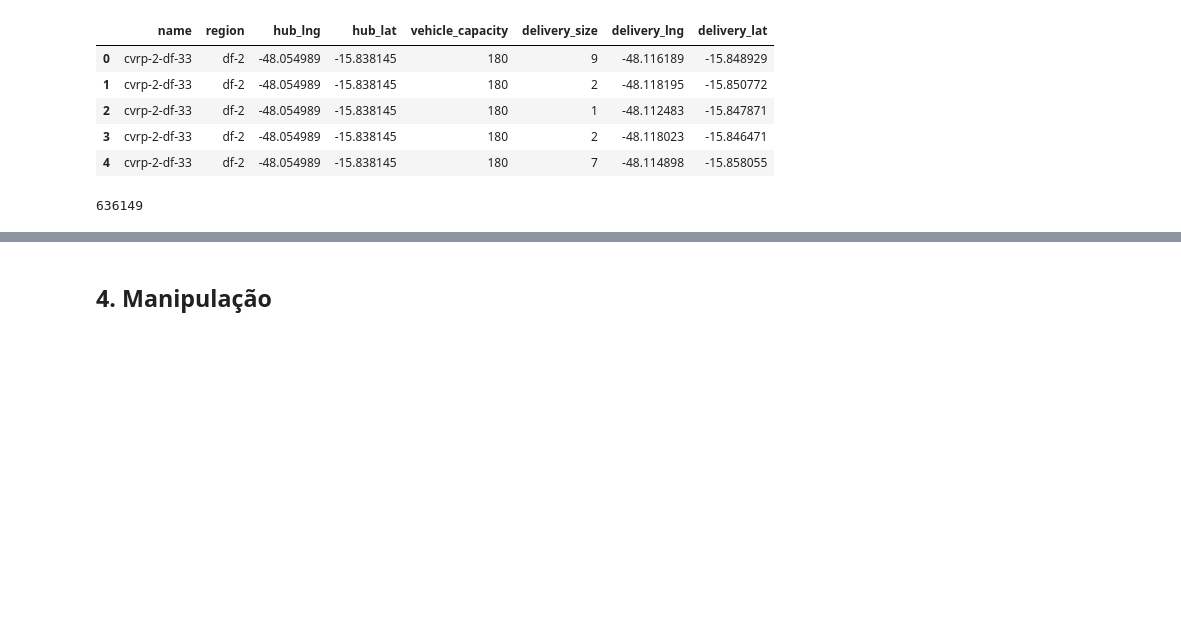
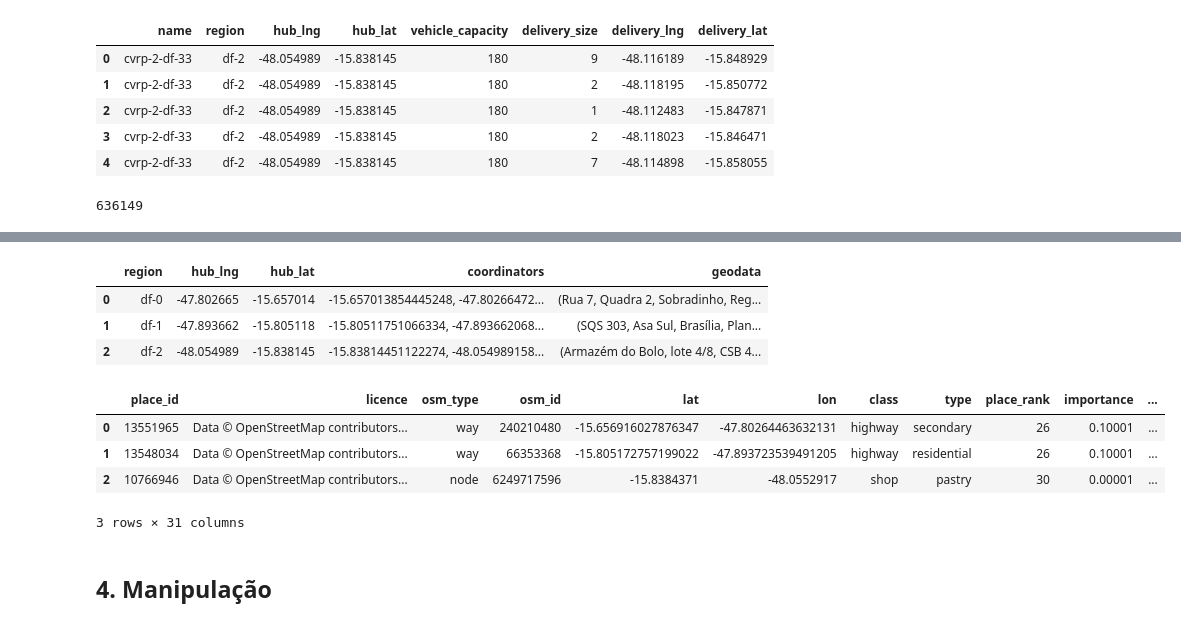
Before and after one commit to leaop/Cursos, a Jupyter notebook: EBAC/atividade16_projeto1.ipynb, the cells around one changed output, grey strips where cells are left out. Cells and saved outputs as stored; diff of their text form; code cells hidden in the pictures; blank space fills up the shorter version.

```diff
--- a/EBAC/atividade16_projeto1.ipynb
+++ b/EBAC/atividade16_projeto1.ipynb
@@ -177,0 +180,4 @@ len(df)
+# %%
+hub_df = df[['region', 'hub_lng', 'hub_lat']]
+hub_df =  hub_df.drop_duplicates().sort_values(by='region').reset_index(drop=True)
+hub_df.head()
@@ -177,0 +189,7 @@ len(df)
+# %%
+import geopy
+from geopy.geocoders import Nominatim
+
+geolocator = Nominatim(user_agent='ebac_student')# objeto de identificação para o Nominatim
+location = geolocator.reverse('-15.637013854445248, -47.802664728268745')# aqui apenas para teste foi passado a localização manualmente
+print(json.dumps(location.raw, indent=2, ensure_ascii=False))
@@ -178,3 +214,25 @@ len(df)
+# %%
+from geopy.extra.rate_limiter import RateLimiter
+#apos a importação do ratelimiter, a gnt instancia ele e passa o parametro que o pacote do geocder aceita: pesquisas de 1 segundo
+geocoder = RateLimiter(geolocator.reverse, min_delay_seconds=1)
+# %%
+hub_df['coordinators'] = hub_df['hub_lat'].astype(str) + ", " + hub_df['hub_lng'].astype(str)
+hub_df['geodata'] = hub_df['coordinators'].apply(geocoder)
+hub_df.head()
+# %% [output]
+|  | region | hub_lng | hub_lat | coordinators | geodata |
+| 0 | df-0 | -47.802665 | -15.657014 | -15.657013854445248, -47.80266472... | (Rua 7, Quadra 2, Sobradinho, Reg... |
+| 1 | df-1 | -47.893662 | -15.805118 | -15.80511751066334, -47.893662068... | (SQS 303, Asa Sul, Brasília, Plan... |
+| 2 | df-2 | -48.054989 | -15.838145 | -15.83814451122274, -48.054989158... | (Armazém do Bolo, lote 4/8, CSB 4... |
+# %%
+hub_geodata_df = pd.json_normalize(hub_df['geodata'].apply(lambda data: data.raw))
+hub_geodata_df
+# %% [output]
+|  | place_id | licence | osm_type | osm_id | lat | lon | class | type | place_rank | importance | ... |
+| 0 | 13551965 | Data © OpenStreetMap contributors... | way | 240210480 | -15.656916027876347 | -47.80264463632131 | highway | secondary | 26 | 0.10001 | ... |
+| 1 | 13548034 | Data © OpenStreetMap contributors... | way | 66353368 | -15.805172757199022 | -47.893723539491205 | highway | residential | 26 | 0.10001 | ... |
+| 2 | 10766946 | Data © OpenStreetMap contributors... | node | 6249717596 | -15.8384371 | -48.0552917 | shop | pastry | 30 | 0.00001 | ... |
+3 rows × 31 columns
 # %% [markdown]
 ## 4\. Manipulação
 # %%
```
Also changed, not shown: parts of 4 cells of this notebook.
